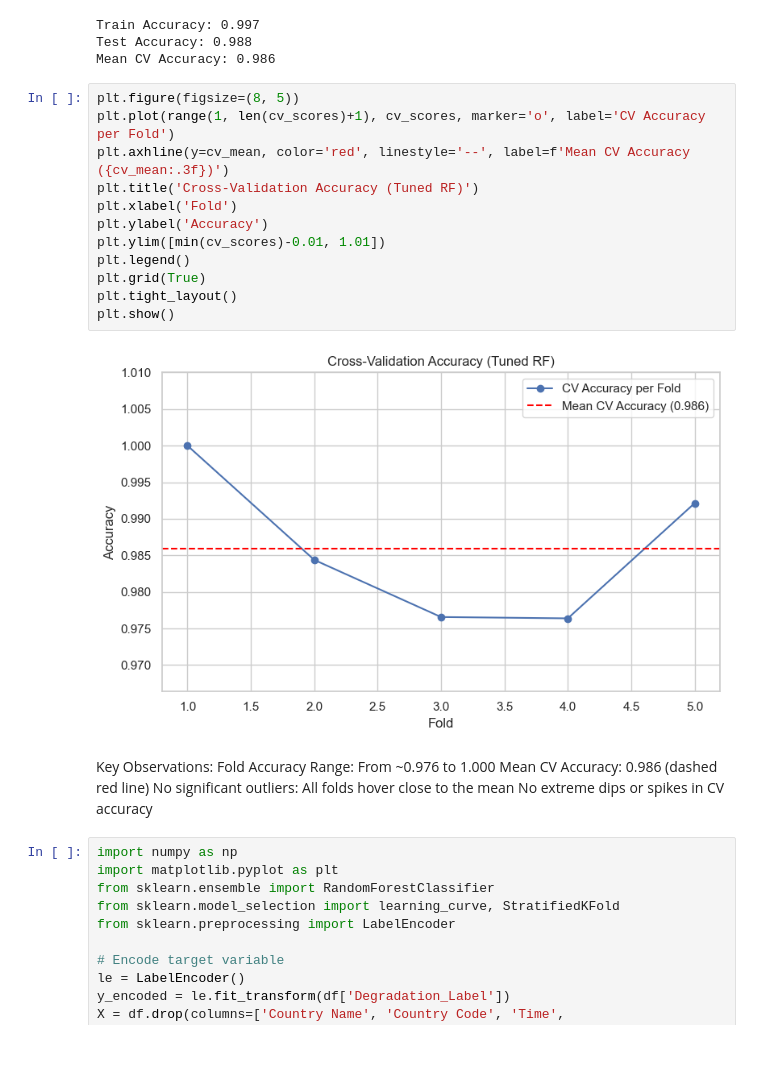
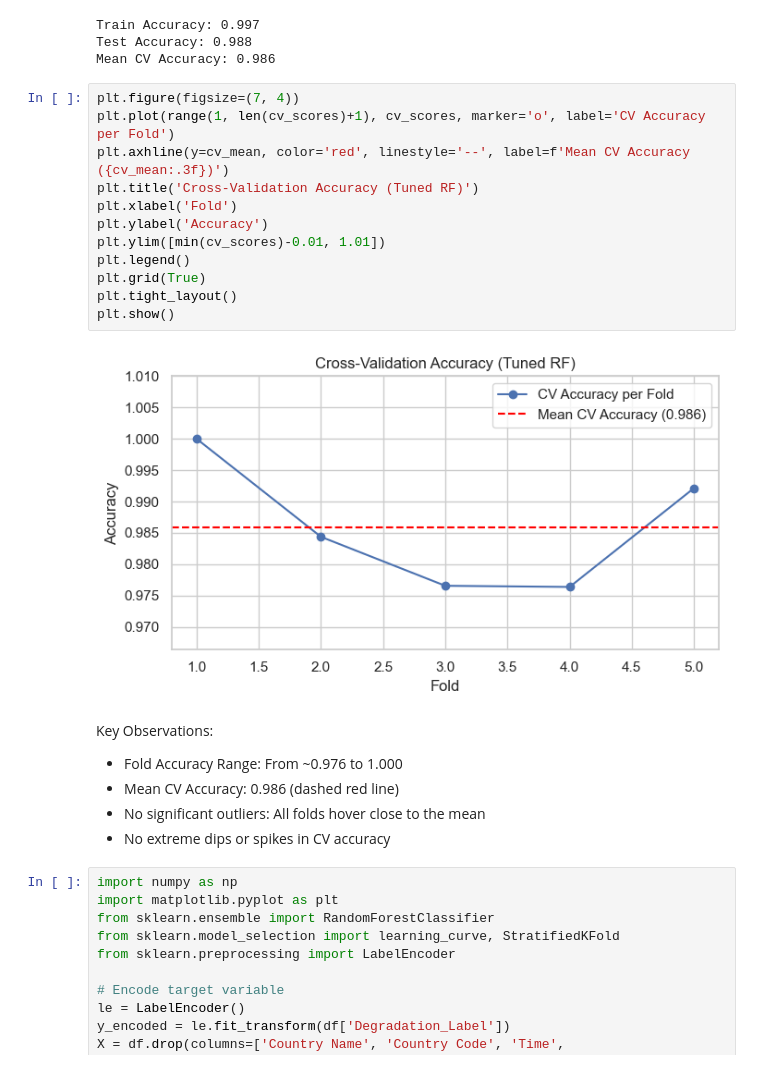
Before and after one commit to CSUN-MS-BANA/culminating-project-group-2, a Jupyter notebook: WEEK 7/ClassificationQues.ipynb, the cells around one changed output. Saved outputs shown, nothing was run; the diff lists cells and outputs as text.

```diff
--- a/WEEK 7/ClassificationQues.ipynb
+++ b/WEEK 7/ClassificationQues.ipynb
@@ -868,25 +872,25 @@ Train Accuracy: 0.997
 Test Accuracy: 0.988
 Mean CV Accuracy: 0.986
 # %%
-plt.figure(figsize=(8, 5))
+plt.figure(figsize=(7, 4))
 plt.plot(range(1, len(cv_scores)+1), cv_scores, marker='o', label='CV Accuracy per Fold')
 plt.axhline(y=cv_mean, color='red', linestyle='--', label=f'Mean CV Accuracy ({cv_mean:.3f})')
 plt.title('Cross-Validation Accuracy (Tuned RF)')
 plt.xlabel('Fold')
 plt.ylabel('Accuracy')
 plt.ylim([min(cv_scores)-0.01, 1.01])
 plt.legend()
 plt.grid(True)
 plt.tight_layout()
 plt.show()
 # %% [output]
-[figure, old version]
+[figure, new version]
 # %% [markdown]
 Key Observations:
-Fold Accuracy Range: From ~0.976 to 1.000
-Mean CV Accuracy: 0.986 (dashed red line)
-No significant outliers: All folds hover close to the mean
-No extreme dips or spikes in CV accuracy
+- Fold Accuracy Range: From ~0.976 to 1.000
+- Mean CV Accuracy: 0.986 (dashed red line)
+- No significant outliers: All folds hover close to the mean
+- No extreme dips or spikes in CV accuracy
 # %%
 import numpy as np
 import matplotlib.pyplot as plt
```
Also changed, not shown: parts of 13 cells of this notebook.
